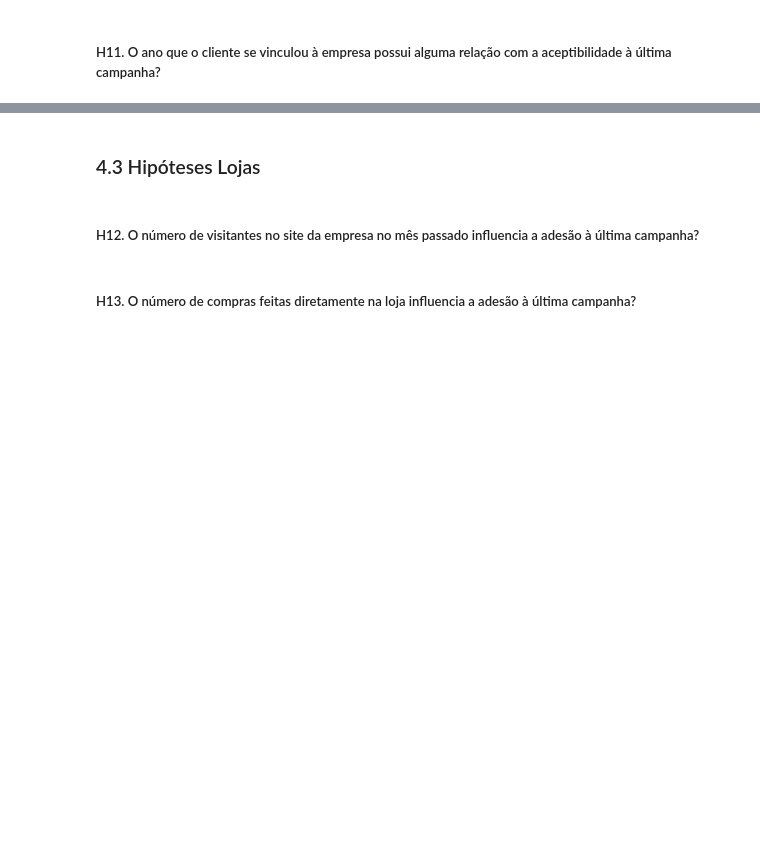
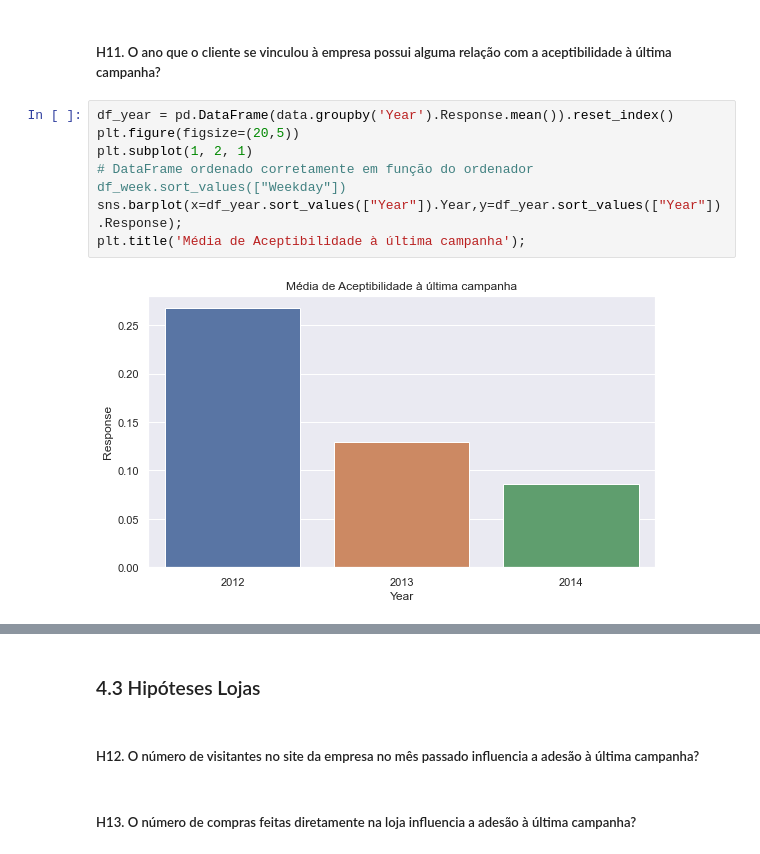
Before and after one commit to gustavolenin/Projeto-de-Marketing---Ifood, a Jupyter notebook: projeto_marketing.ipynb, the cells around one changed output, grey strips where cells are left out. Cells and saved outputs as stored; diff of their text form; blank space fills up the shorter version.

```diff
--- a/projeto_marketing.ipynb
+++ b/projeto_marketing.ipynb
@@ -628,2 +669,11 @@ Além disso:
 # %% [markdown]
 ##### H11. O ano que o cliente se vinculou à empresa possui alguma relação com a aceptibilidade à última campanha?
+# %%
+df_year = pd.DataFrame(data.groupby('Year').Response.mean()).reset_index()
+plt.figure(figsize=(20,5))
+plt.subplot(1, 2, 1)
+# DataFrame ordenado corretamente em função do ordenador df_week.sort_values(["Weekday"])
+sns.barplot(x=df_year.sort_values(["Year"]).Year,y=df_year.sort_values(["Year"]).Response);
+plt.title('Média de Aceptibilidade à última campanha');
+# %% [output]
+[figure, added]
```
Also changed, not shown: parts of 7 cells of this notebook.
